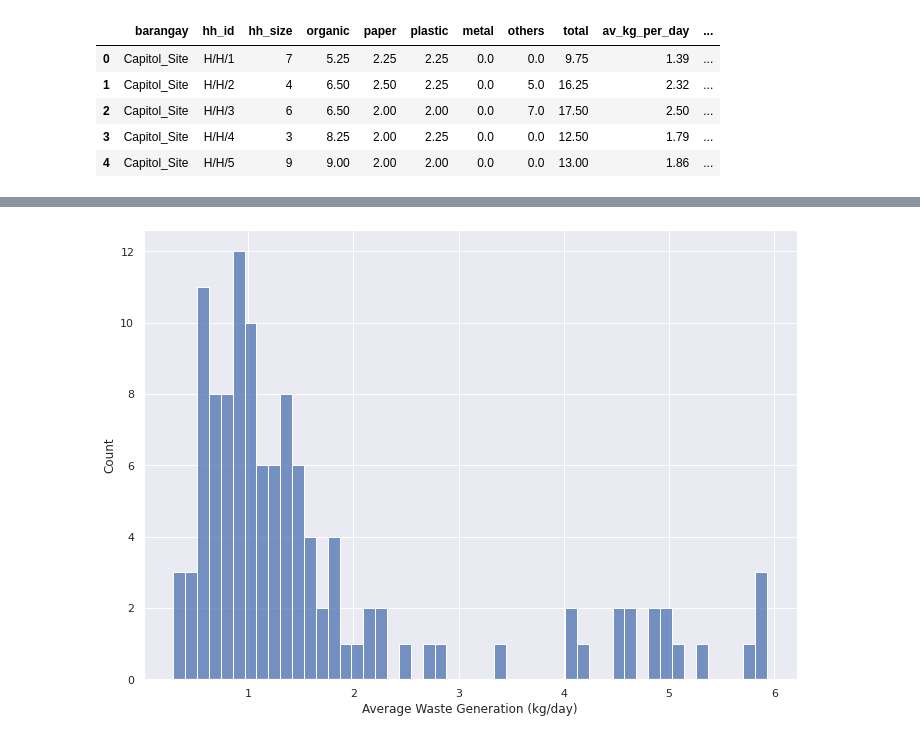
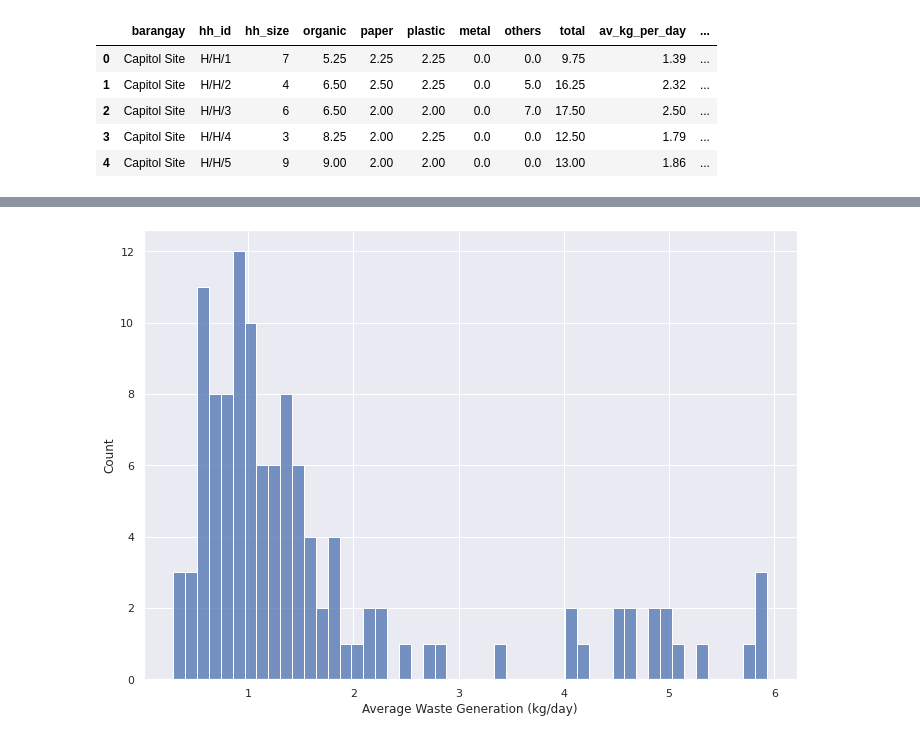
Before and after one commit to aldencabajar/cebu-solid-waste-generation-analysis, a Jupyter notebook: data-viz-exploration.ipynb, the cells around one changed output, grey strips where cells are left out. Cells and saved outputs as stored; diff of their text form; code cells hidden in the pictures.

```diff
--- a/data-viz-exploration.ipynb
+++ b/data-viz-exploration.ipynb
@@ -9,12 +9,14 @@ sns.set(
     }
 )
 # %%
-data = pd.read_csv("cebu_hh_survey_2011.txt", delim_whitespace=True)
+data = pd.read_csv("data/cebu_hh_survey_2011.txt", delim_whitespace=True)
+# remove underscore
+data['barangay'] = data.barangay.str.replace('_', ' ')
 data.head()
 # %% [output]
 |  | barangay | hh_id | hh_size | organic | paper | plastic | metal | others | total | av_kg_per_day | ... |
-| 0 | Capitol_Site | H/H/1 | 7 | 5.25 | 2.25 | 2.25 | 0.0 | 0.0 | 9.75 | 1.39 | ... |
-| 1 | Capitol_Site | H/H/2 | 4 | 6.50 | 2.50 | 2.25 | 0.0 | 5.0 | 16.25 | 2.32 | ... |
-| 2 | Capitol_Site | H/H/3 | 6 | 6.50 | 2.00 | 2.00 | 0.0 | 7.0 | 17.50 | 2.50 | ... |
-| 3 | Capitol_Site | H/H/4 | 3 | 8.25 | 2.00 | 2.25 | 0.0 | 0.0 | 12.50 | 1.79 | ... |
-| 4 | Capitol_Site | H/H/5 | 9 | 9.00 | 2.00 | 2.00 | 0.0 | 0.0 | 13.00 | 1.86 | ... |
+| 0 | Capitol Site | H/H/1 | 7 | 5.25 | 2.25 | 2.25 | 0.0 | 0.0 | 9.75 | 1.39 | ... |
+| 1 | Capitol Site | H/H/2 | 4 | 6.50 | 2.50 | 2.25 | 0.0 | 5.0 | 16.25 | 2.32 | ... |
+| 2 | Capitol Site | H/H/3 | 6 | 6.50 | 2.00 | 2.00 | 0.0 | 7.0 | 17.50 | 2.50 | ... |
+| 3 | Capitol Site | H/H/4 | 3 | 8.25 | 2.00 | 2.25 | 0.0 | 0.0 | 12.50 | 1.79 | ... |
+| 4 | Capitol Site | H/H/5 | 9 | 9.00 | 2.00 | 2.00 | 0.0 | 0.0 | 13.00 | 1.86 | ... |
```
Also changed, not shown: parts of 10 cells of this notebook.
